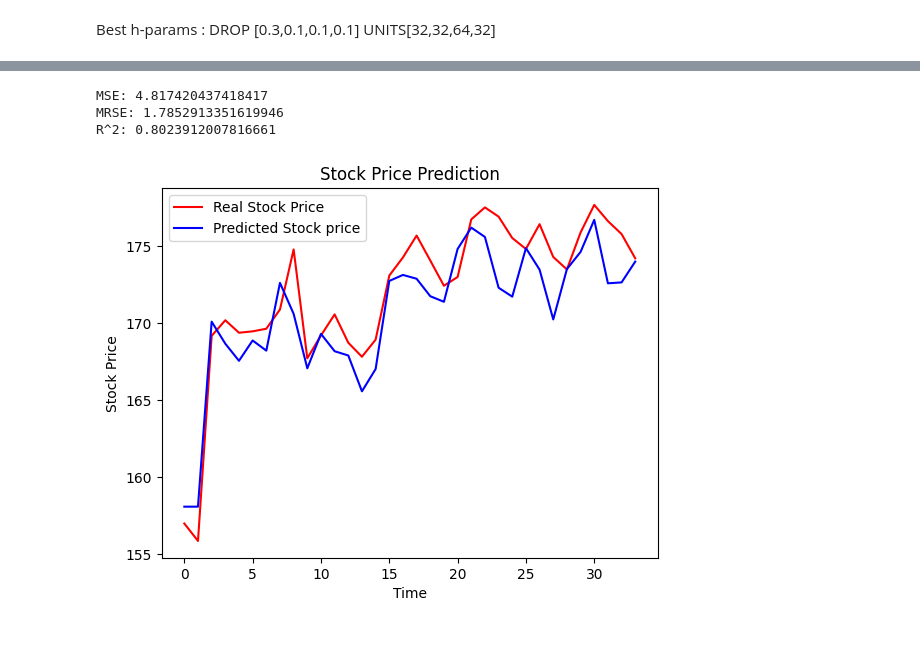
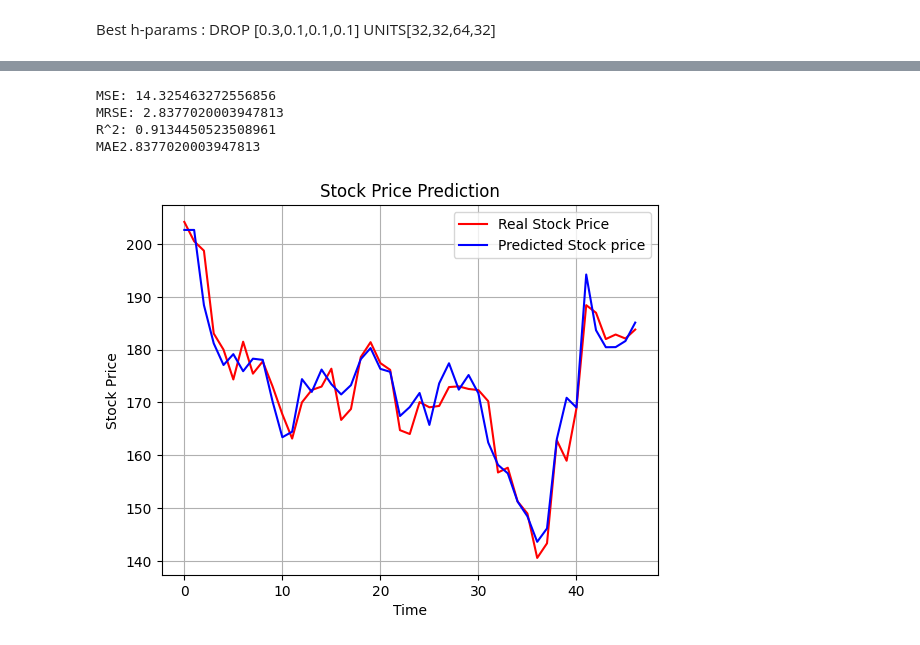
Before and after one commit to karol9kk/Stock-price-forecast, a Jupyter notebook: lstm.ipynb, the cells around one changed output, grey strips where cells are left out. Saved outputs shown, nothing was run; the diff lists cells and outputs as text; code cells hidden in the pictures.

```diff
--- a/lstm.ipynb
+++ b/lstm.ipynb
@@ -39,8 +50,8 @@ from keras.models import Sequential
 from keras.layers import  LSTM, Dense,Dropout
 # %%
 # here we are seperating the data
-trainning_set = data[:'2024-02-01'].iloc[:,1:2].values
-test_set = data['2024-02-01':].iloc[:,1:2].values
+trainning_set = data[:'2024-03-01'].iloc[:,1:2].values
+test_set = data['2024-03-01':].iloc[:,1:2].values
 
 from sklearn.preprocessing import MinMaxScaler
 scaler = MinMaxScaler(feature_range=(0, 1))
@@ -67,7 +78,7 @@ X_train.shape
 # %%
 
 # pre-processing the data
-dataset_total = pd.concat((data["close"][:'2024-02-01'],data["close"]['2024-02-01':]),axis=0)
+dataset_total = pd.concat((data["close"][:'2024-03-01'],data["close"]['2024-03-01':]),axis=0)
 inputs = dataset_total[len(dataset_total)-len(test_set) - 500:].values
 inputs = inputs.reshape(-1,1)
 inputs  = scaler.transform(inputs)
@@ -82,3 +93,5 @@ X_test = np.reshape(X_test_no_shape, (X_test_no_shape.shape[0],X_test_no_shape.s
 
 
 test_set=scaler.transform(test_set)
+
+test_set.shape
@@ -262,0 +130,24 @@ Epoch 38/100
+# %%
+
+METRICS = [
+    keras.metrics.MeanAbsoluteError(name='mae'),
+    tf.keras.metrics.RootMeanSquaredError(name='rmse'),
+    keras.metrics.MeanSquaredError(name='mse'),
+]
+# %%
+tf.random.set_seed(21)
+
+logdir = "logs/scalars/" + datetime.now().strftime("%Y%m%d-%H%M%S")+"FULL"
+tensorboard_callback = keras.callbacks.TensorBoard(log_dir=logdir)
+
+
+
+model.compile(loss='mean_squared_error',optimizer=tf.keras.optimizers.Adam(learning_rate=0.001),metrics=METRICS)
+
+callback = keras.callbacks.EarlyStopping(
+    monitor='loss',
+    patience=10,
+    restore_best_weights=True)
+
+model.fit(X_train, y_train, epochs=100,batch_size=32,callbacks=[callback,tensorboard_callback])
+loss = model.evaluate(X_test, test_set)
@@ -270,26 +180,30 @@ WARNING:tensorflow:5 out of the last 11 calls to <function Model.make_predict_fu
 # %%
-from sklearn.metrics import mean_squared_error,mean_absolute_error,r2_score
+from sklearn.metrics import mean_squared_error,mean_absolute_error,r2_score,mean_absolute_error
 
 print(f"MSE: {mean_squared_error(test_set,predicted_stock_price)}")
 print(f"MRSE: {mean_absolute_error(test_set,predicted_stock_price)}")
 print(f"R^2: {r2_score(test_set,predicted_stock_price)}")
+print(f"MAE{mean_absolute_error(test_set,predicted_stock_price)}")
 # %% [output]
-MSE: 4.817420437418417
-MRSE: 1.7852913351619946
-R^2: 0.8023912007816661
+MSE: 14.325463272556856
+MRSE: 2.8377020003947813
+R^2: 0.9134450523508961
+MAE2.8377020003947813
 # %%
 import matplotlib.pyplot as plt
 
 def plot_prediction(test,prediction):
     plt.plot(test,color='red',label="Real Stock Price")
     plt.plot(prediction, color="blue",label="Predicted Stock price")
     plt.title("Stock Price Prediction")
     plt.xlabel("Time")
     plt.ylabel("Stock Price")
     plt.legend()
+    plt.grid(True)
     plt.show()
 
 
+
 plot_prediction(test_set,predicted_stock_price)
 # %% [output]
-[figure, old version]
+[figure, new version]
```
Also changed, not shown: parts of 19 cells of this notebook, 5 other files.
